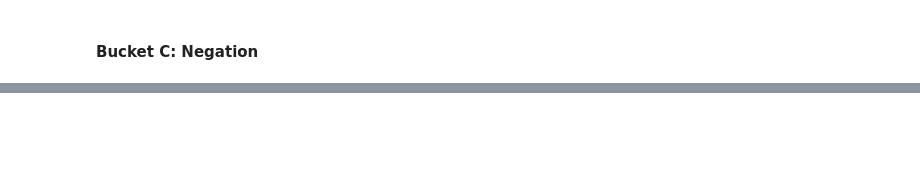
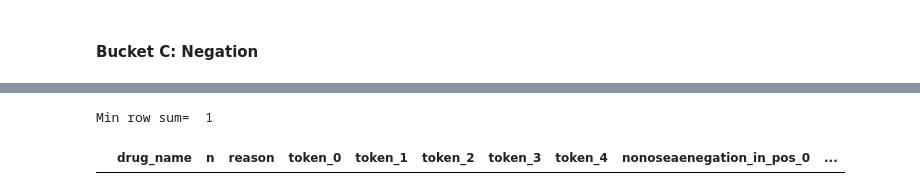
Before and after one commit to ClarityNLP/ClarityNLP, a Jupyter notebook: notebooks/cooking/Cooking_with_ClarityNLP_011619.ipynb, the cells around one changed output, grey strips where cells are left out. Saved outputs shown, nothing was run; the diff lists cells and outputs as text; code cells hidden in the pictures; blank space fills up the shorter version.

```diff
--- a/notebooks/cooking/Cooking_with_ClarityNLP_011619.ipynb
+++ b/notebooks/cooking/Cooking_with_ClarityNLP_011619.ipynb
@@ -387,6 +411,12 @@ subdf_c.shape
 # %%
 ngramdf_c = generate_ngrams(subdf_c, labels_c, n=5, filter_punc=True, filter_ngrams_by_r=True)
 #ngramdf_c = generate_ngrams(subdf_c, ["unicorn"], n=3, filter_punc=False, filter_ngrams_by_r=True)
+# %%
+ngramdf_c_non_token_zero = find_ngrams_with_label_not_in_initial_position(ngramdf_c, labels_c)
+ngramdf_c_non_token_zero
+# %% [output]
+Min row sum=  1
+|  | drug_name | n | reason | token_0 | token_1 | token_2 | token_3 | token_4 | nonoseaenegation_in_pos_0 | ... |
 # %%
 # For negation: grammatical pattern "was/were not associated/observed prepositional phrase"
 # "were noted/reported/confirmed/occurred in _modifier_";
```
Also changed, not shown: parts of 14 cells of this notebook, 4 other files.
